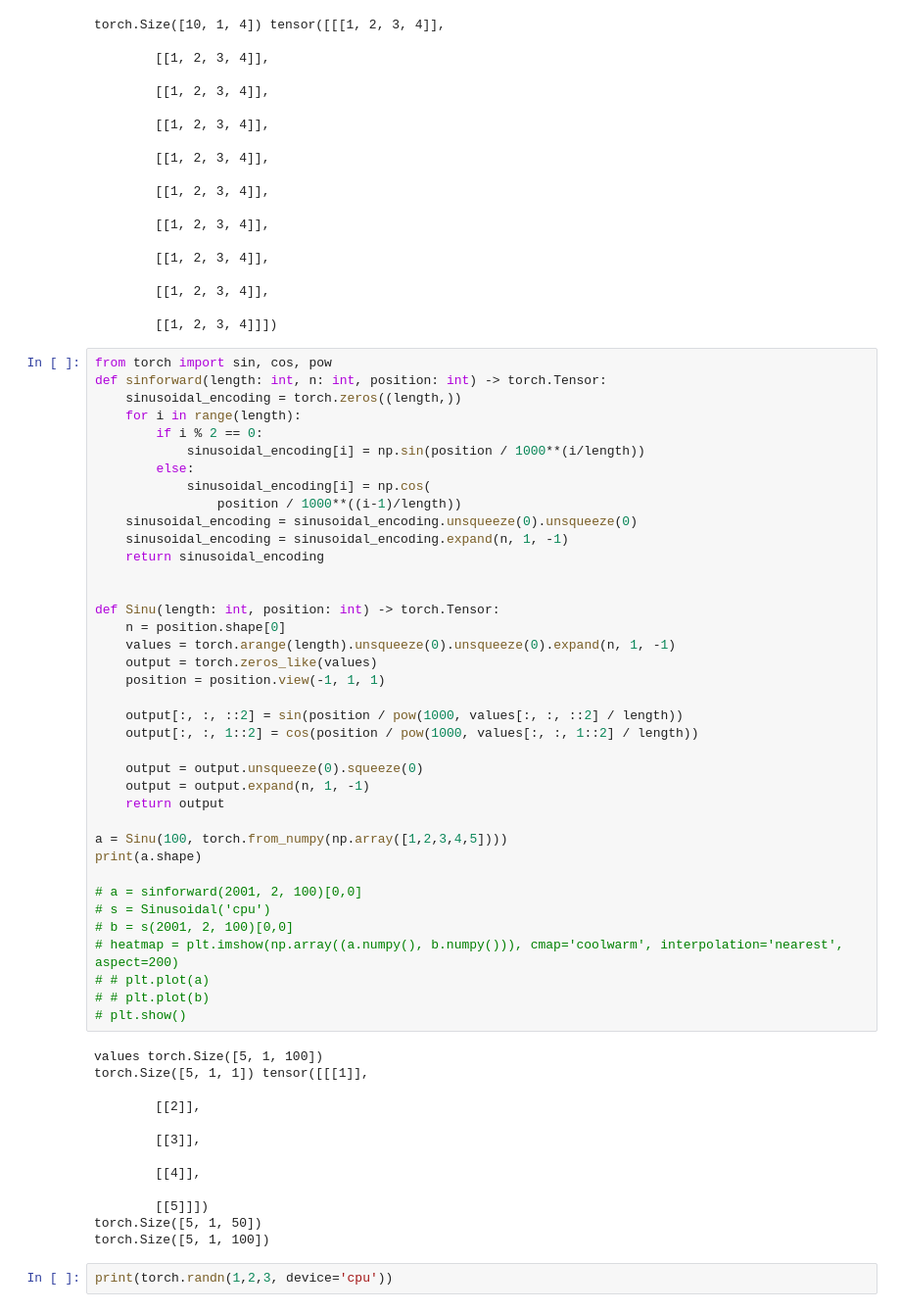
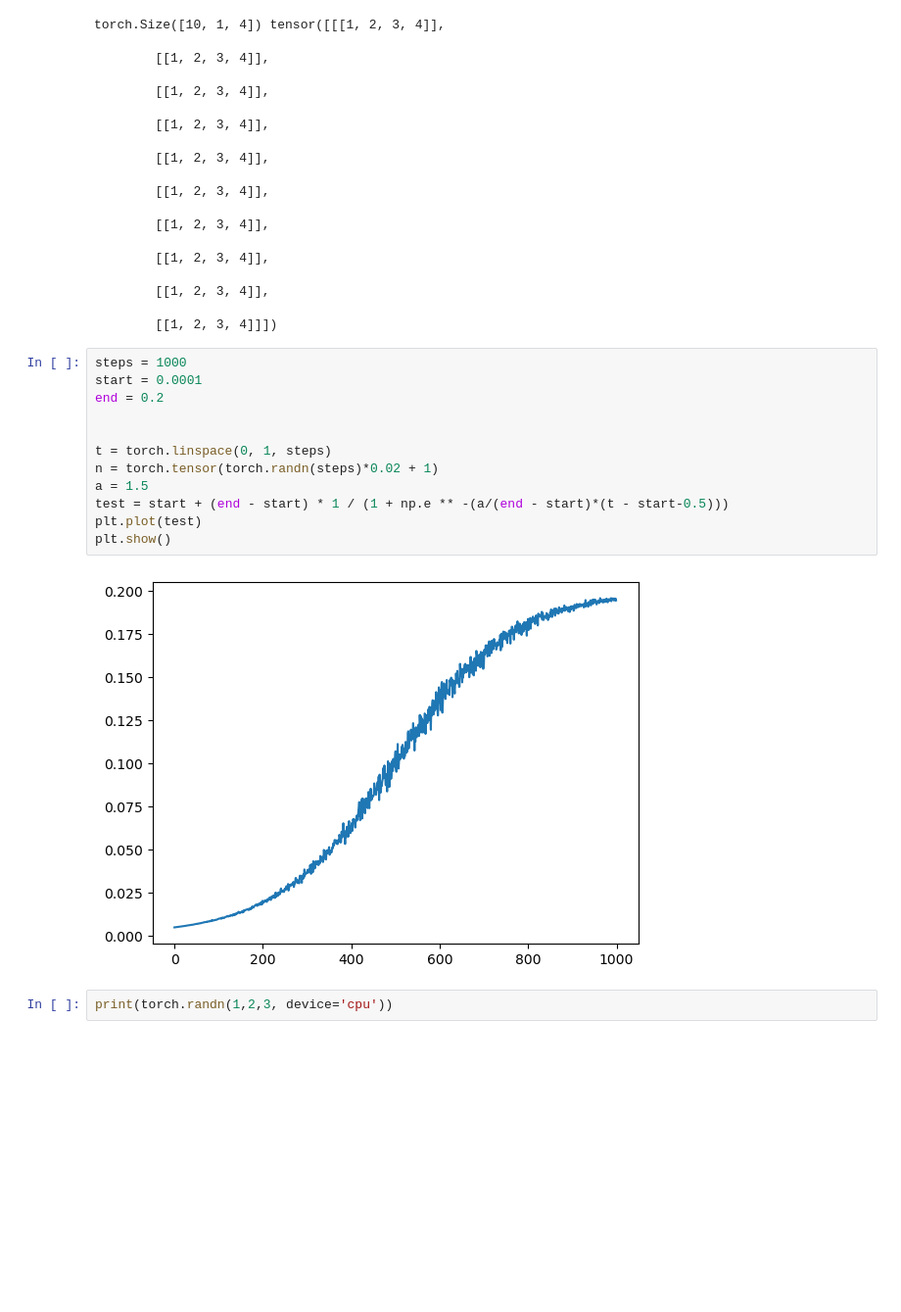
Before and after one commit to timowendner/AudioDiffusion, a Jupyter notebook: sinusoidal.ipynb, the cells around one changed output. Shown at 98% size. Drawn from its saved outputs; the diff is of its cells as text; blank space fills up the shorter version.

```diff
--- a/sinusoidal.ipynb
+++ b/sinusoidal.ipynb
@@ -87,57 +87,20 @@ torch.Size([10, 1, 4]) tensor([[[1, 2, 3, 4]],
         [[1, 2, 3, 4]],
 
         [[1, 2, 3, 4]]])
-# %%
-from torch import sin, cos, pow
-def sinforward(length: int, n: int, position: int) -> torch.Tensor:
-    sinusoidal_encoding = torch.zeros((length,))
-    for i in range(length):
-        if i % 2 == 0:
-            sinusoidal_encoding[i] = np.sin(position / 1000**(i/length))
-        else:
-            sinusoidal_encoding[i] = np.cos(
-                position / 1000**((i-1)/length))
-    sinusoidal_encoding = sinusoidal_encoding.unsqueeze(0).unsqueeze(0)
-    sinusoidal_encoding = sinusoidal_encoding.expand(n, 1, -1)
-    return sinusoidal_encoding
-
-
-def Sinu(length: int, position: int) -> torch.Tensor:
-    n = position.shape[0]
-    values = torch.arange(length).unsqueeze(0).unsqueeze(0).expand(n, 1, -1)
-    output = torch.zeros_like(values)
-    position = position.view(-1, 1, 1)
-
-    output[:, :, ::2] = sin(position / pow(1000, values[:, :, ::2] / length))
-    output[:, :, 1::2] = cos(position / pow(1000, values[:, :, 1::2] / length))
-
-    output = output.unsqueeze(0).squeeze(0)
-    output = output.expand(n, 1, -1)
-    return output
-
-a = Sinu(100, torch.from_numpy(np.array([1,2,3,4,5])))
-print(a.shape)
-
-# a = sinforward(2001, 2, 100)[0,0]
-# s = Sinusoidal('cpu')
-# b = s(2001, 2, 100)[0,0]
-# heatmap = plt.imshow(np.array((a.numpy(), b.numpy())), cmap='coolwarm', interpolation='nearest', aspect=200)
-# # plt.plot(a)
-# # plt.plot(b)
-# plt.show()
-# %% [output]
-values torch.Size([5, 1, 100])
-torch.Size([5, 1, 1]) tensor([[[1]],
-
-        [[2]],
-
-        [[3]],
-
-        [[4]],
-
-        [[5]]])
-torch.Size([5, 1, 50])
-torch.Size([5, 1, 100])
+# %%
+steps = 1000
+start = 0.0001
+end = 0.2
+
+
+t = torch.linspace(0, 1, steps)
+n = torch.tensor(torch.randn(steps)*0.02 + 1)
+a = 1.5
+test = start + (end - start) * 1 / (1 + np.e ** -(a/(end - start)*(t - start-0.5)))
+plt.plot(test)
+plt.show()
+# %% [output]
+[figure, added]
 # %%
 print(torch.randn(1,2,3, device='cpu'))
 # %% [output]
```
Also changed, not shown: 3 other files.
